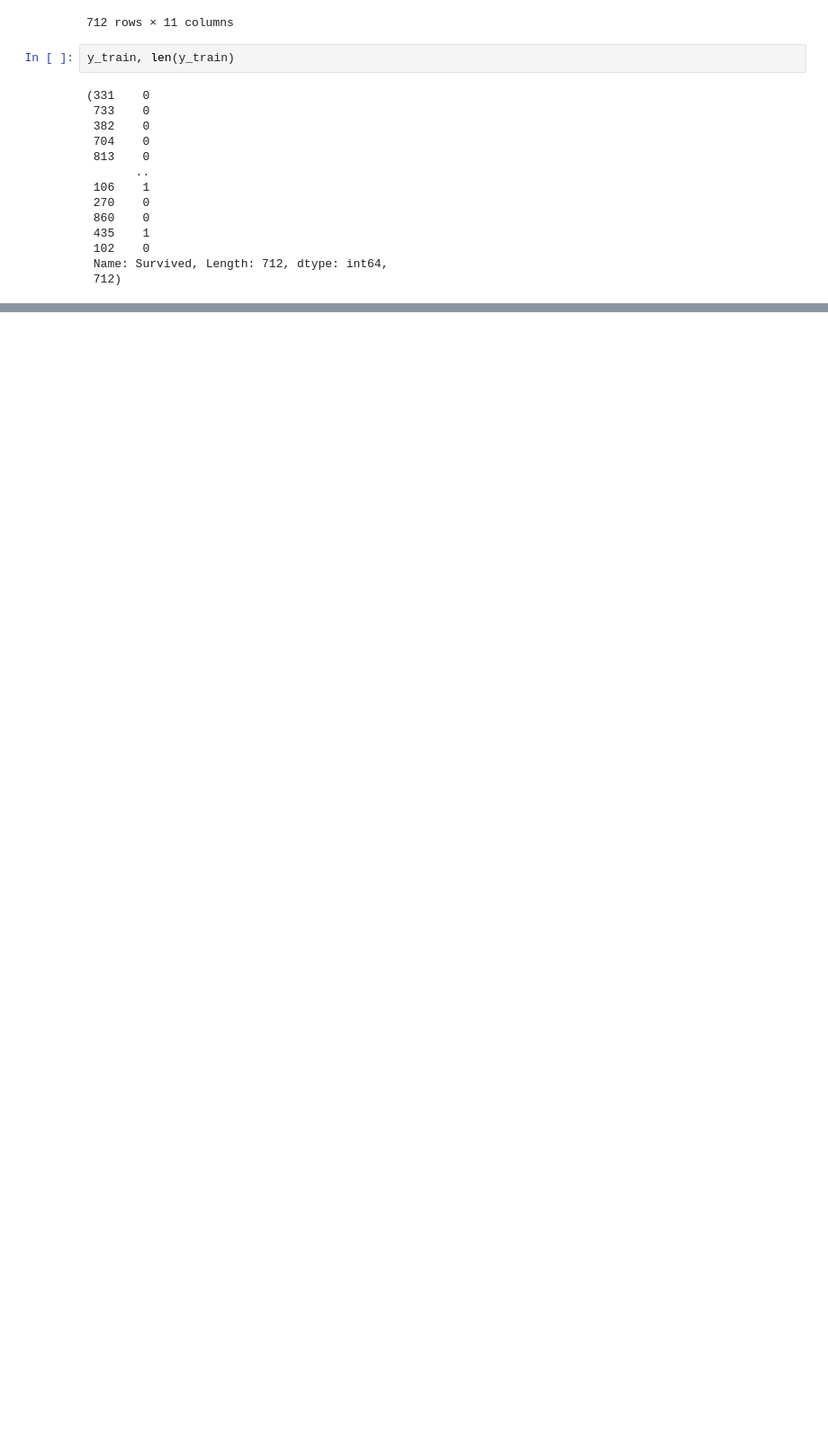
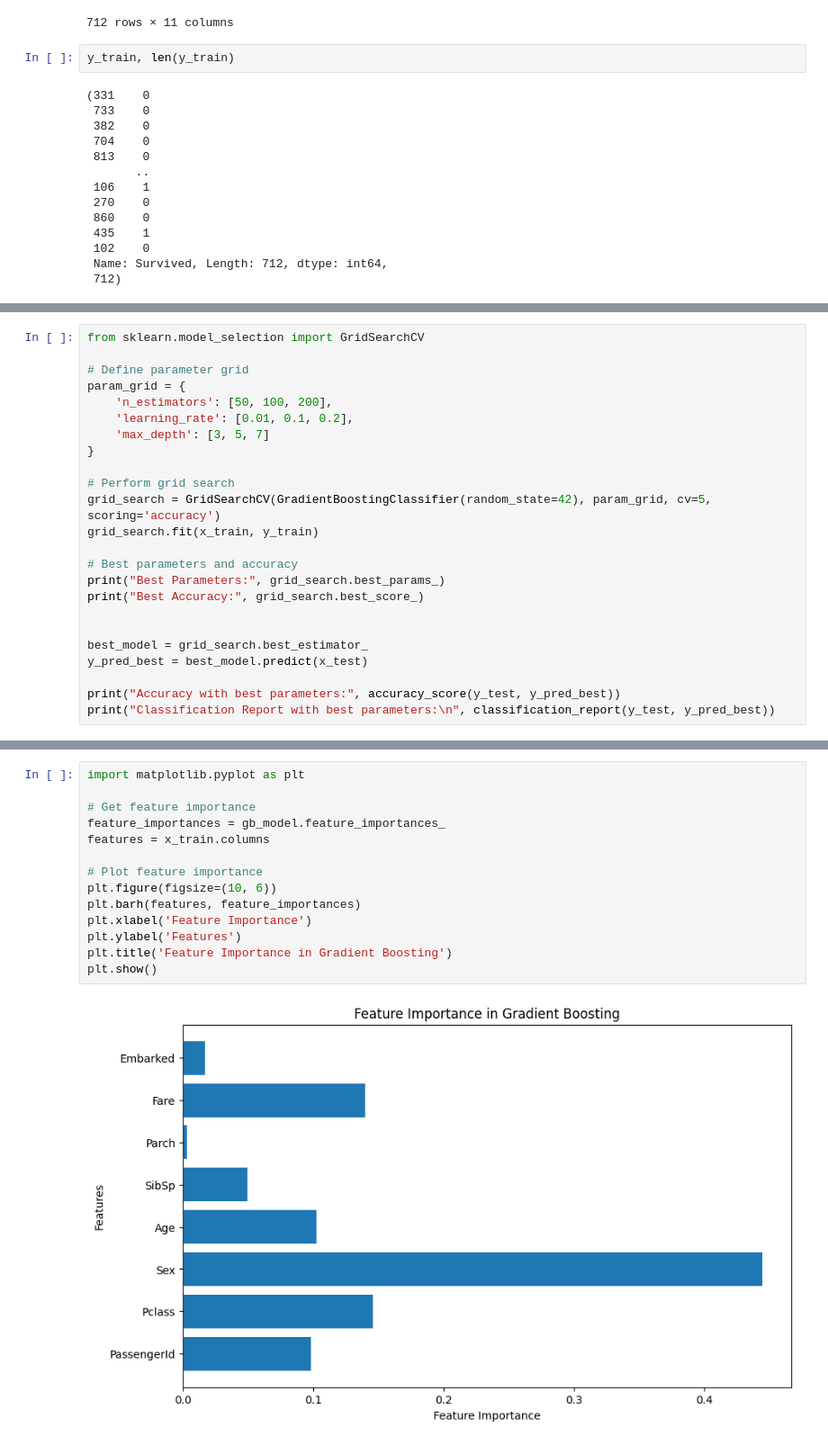
Before and after one commit to DilunVass/Titanic---Machine-Learning-from-Disaster-Kaggle, a Jupyter notebook: Notebook/Modelling.ipynb, the cells around one changed output, grey strips where cells are left out. Shown at 90% size. Cells and saved outputs as stored; diff of their text form; blank space fills up the shorter version.

```diff
--- a/Notebook/Modelling.ipynb
+++ b/Notebook/Modelling.ipynb
@@ -93,0 +519,24 @@ y_train, len(y_train)
+# %%
+from sklearn.model_selection import GridSearchCV
+
+# Define parameter grid
+param_grid = {
+    'n_estimators': [50, 100, 200],
+    'learning_rate': [0.01, 0.1, 0.2],
+    'max_depth': [3, 5, 7]
+}
+
+# Perform grid search
+grid_search = GridSearchCV(GradientBoostingClassifier(random_state=42), param_grid, cv=5, scoring='accuracy')
+grid_search.fit(x_train, y_train)
+
+# Best parameters and accuracy
+print("Best Parameters:", grid_search.best_params_)
+print("Best Accuracy:", grid_search.best_score_)
+
+
+best_model = grid_search.best_estimator_
+y_pred_best = best_model.predict(x_test)
+
+print("Accuracy with best parameters:", accuracy_score(y_test, y_pred_best))
+print("Classification Report with best parameters:\n", classification_report(y_test, y_pred_best))
@@ -93,0 +556,16 @@ y_train, len(y_train)
+# %%
+import matplotlib.pyplot as plt
+
+# Get feature importance
+feature_importances = gb_model.feature_importances_
+features = x_train.columns
+
+# Plot feature importance
+plt.figure(figsize=(10, 6))
+plt.barh(features, feature_importances)
+plt.xlabel('Feature Importance')
+plt.ylabel('Features')
+plt.title('Feature Importance in Gradient Boosting')
+plt.show()
+# %% [output]
+[figure, added]
```
Also changed, not shown: parts of 35 cells of this notebook, 1 other file.
